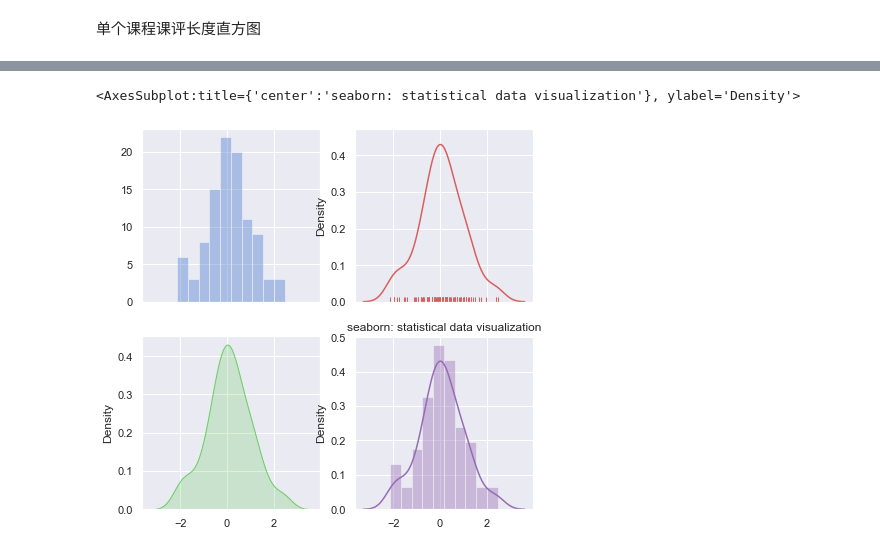
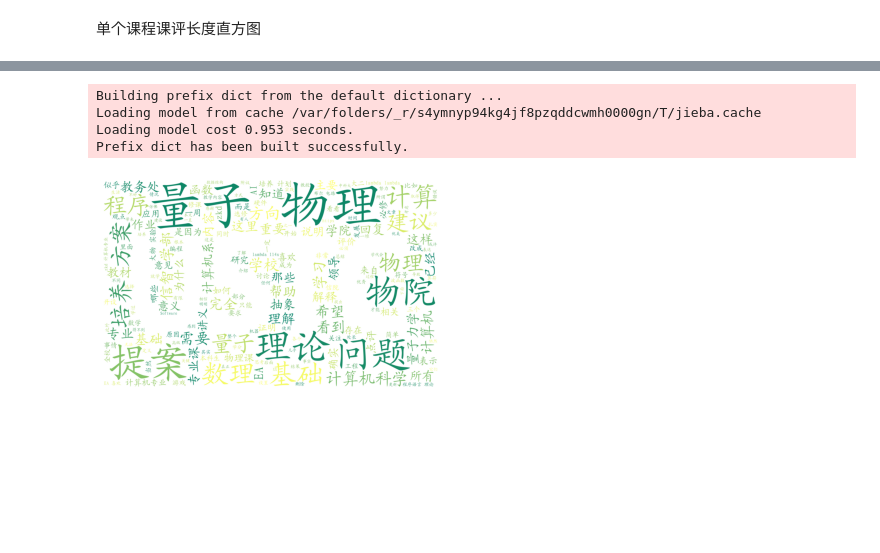
Before and after one commit to Bessgendre/Word-Cloud-For-USTC-icourse.club, a Jupyter notebook: main.ipynb, the cells around one changed output, grey strips where cells are left out. Cells and saved outputs as stored; diff of their text form; code cells hidden in the pictures; blank space fills up the shorter version.

Commit message:
extract key words and generate the wordcloud

```diff
--- a/main.ipynb
+++ b/main.ipynb
@@ -28,15 +32,21 @@ plt.show()
-# %%
-sns.set( palette="muted", color_codes=True)
-
-rs = np.random.RandomState(10)
-d = rs.normal(size=100)
-f, axes = plt.subplots(2, 2, figsize=(7, 7), sharex=True)
-
-plt.title('seaborn: statistical data visualization')
-sns.distplot(d, kde=False, color="b", ax=axes[0, 0])
-sns.distplot(d, hist=False, rug=True, color="r", ax=axes[0, 1])
-sns.distplot(d, hist=False, color="g", kde_kws={"shade": True}, ax=axes[1, 0])
-sns.distplot(d, color="m", ax=axes[1, 1])
-# %% [output]
-<AxesSubplot:title={'center':'seaborn: statistical data visualization'}, ylabel='Density'>
-[figure, removed]
+# %%
+def TheWordCloud(words):
+#绘制云图
+    bg="./USTC.jpg"
+    imgbg=imread(bg)
+
+    a=WordCloud(font_path="./font/simkai.ttf", background_color='white', width=1000, height=800,mask=imgbg,colormap="summer")
+
+    a.generate(words)
+    plt.imshow(a)
+    plt.axis("off")
+    plt.show()
+
+
+web.TheWordCloud(comments)
+# %% [output]
+Building prefix dict from the default dictionary ...
+Loading model from cache /var/folders/_r/s4ymnyp94kg4jf8pzqddcwmh0000gn/T/jieba.cache
+Loading model cost 0.953 seconds.
+Prefix dict has been built successfully.
+[figure, added]
```
Also changed, not shown: parts of 2 cells of this notebook, 6 other files.
